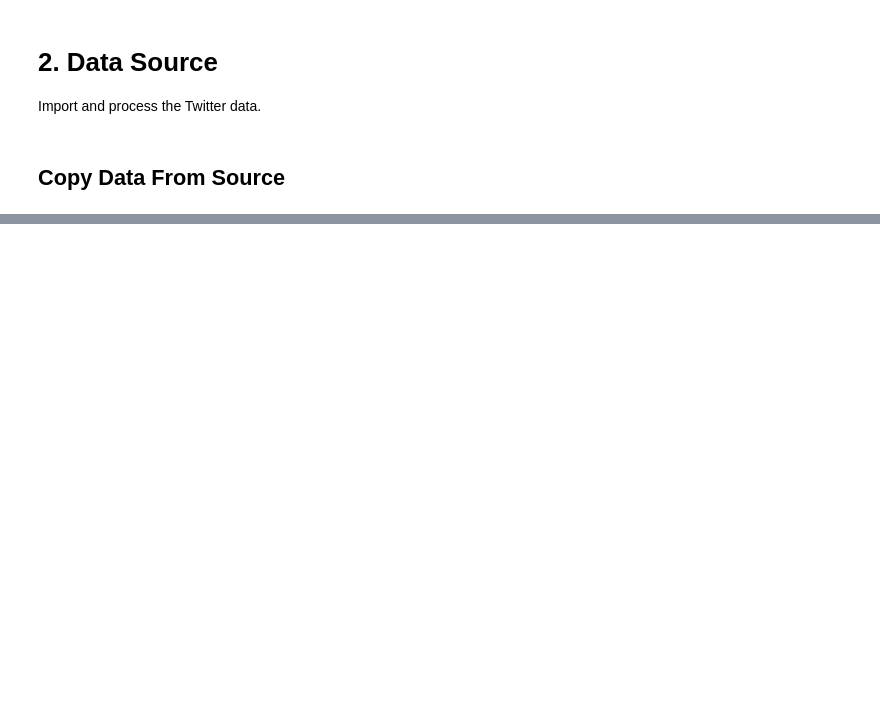
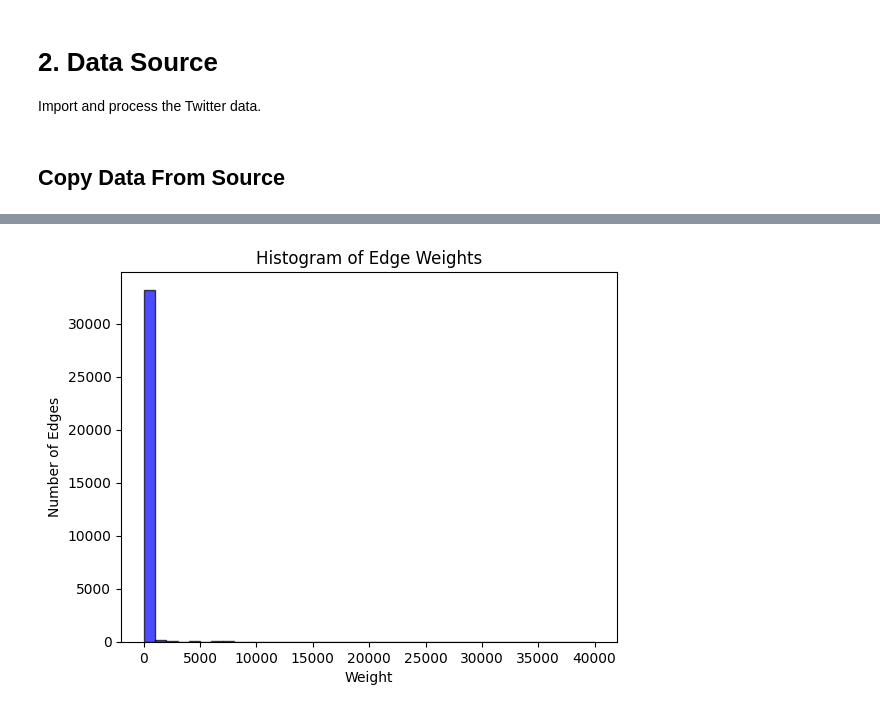
Before and after one commit to TOM-BOHN/MsDS-marketing-network-analysis, a Jupyter notebook: marketing_network_analysis.ipynb, the cells around one changed output, grey strips where cells are left out. Drawn from its saved outputs; the diff is of its cells as text; code cells hidden in the pictures; blank space fills up the shorter version.

```diff
--- a/marketing_network_analysis.ipynb
+++ b/marketing_network_analysis.ipynb
@@ -223,0 +841,6 @@ NameError: ignored
+# %%
+#create a sorted list of words
+sorted_counts = sorted(unique_words.items(), key=lambda item: item[1], reverse=True)
+sorted_words = [word for word, count in sorted_counts]
+#print the top 10 words in the unique word list
+sorted_words[:10]
@@ -223,0 +867,6 @@ NameError: ignored
+# %%
+#select the top N words to include in the sematic graph
+brand_users = ['nike', 'lululemon', 'adidas']
+N = 300
+top_terms = list(set(sorted_words[:N] + brand_users))
+print('the top terms to include in the graph:\n', top_terms)
@@ -223,0 +904,7 @@ NameError: ignored
+# %%
+#load the source data
+tweet_file_path = '%s/nikelululemonadidas_tweets.jsonl' % DATA_DIR
+json_file = open(tweet_file_path, 'r')
+# %%
+#create a blank graph object
+SEM_Graph = nx.Graph()
@@ -223,0 +983,18 @@ NameError: ignored
+# %%
+#extract edge weights
+hist_data_edge_weights = [SEM_Graph[u][v]['weight'] for u, v in SEM_Graph.edges()]
+
+#determine bin edges based on desired bin width
+bin_width = 1000
+min_edge_weight = min(hist_data_edge_weights)
+max_edge_weight = max(hist_data_edge_weights)
+bins = np.arange(min_edge_weight, max_edge_weight + bin_width, bin_width)
+
+#plot histogram
+plt.hist(hist_data_edge_weights, bins=bins, color='blue', edgecolor='black', alpha=0.7)
+plt.title('Histogram of Edge Weights')
+plt.xlabel('Weight')
+plt.ylabel('Number of Edges')
+plt.show()
+# %% [output]
+[figure, added]
```
Also changed, not shown: parts of 84 cells of this notebook.
